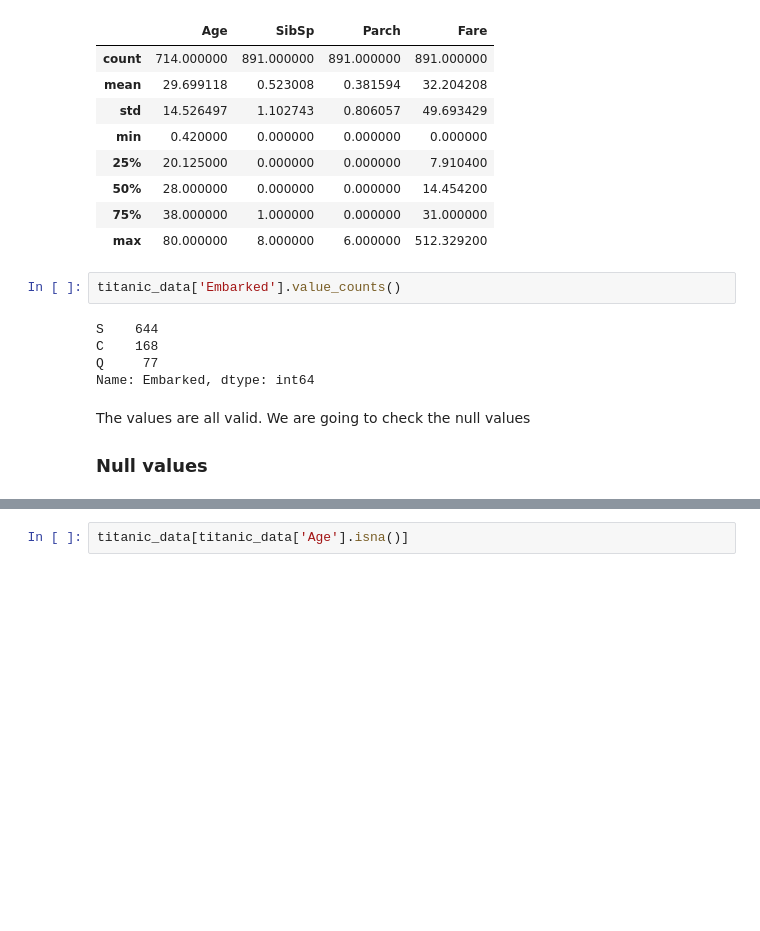
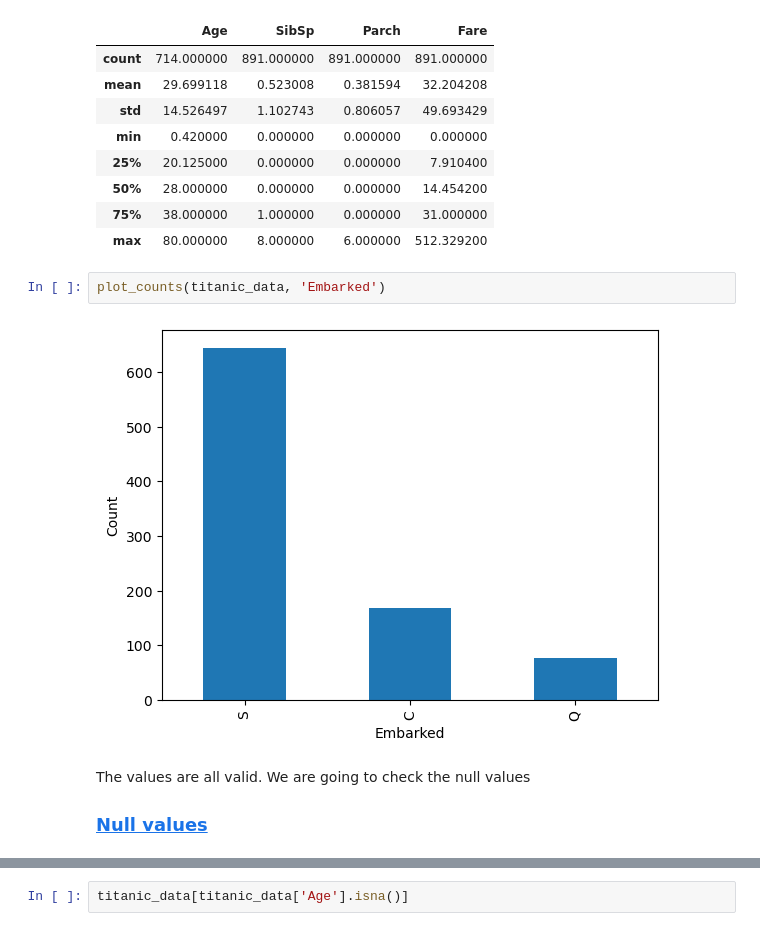
Before and after one commit to eliasmarts/DataScienceProjects, a Jupyter notebook: titanic-survivor-prediction.ipynb, the cells around one changed output, grey strips where cells are left out. Drawn from its saved outputs; the diff is of its cells as text; blank space fills up the shorter version.

```diff
--- a/titanic-survivor-prediction.ipynb
+++ b/titanic-survivor-prediction.ipynb
@@ -92,14 +108,11 @@ titanic_data[['Age', 'SibSp', 'Parch', 'Fare']].describe()
 | 50% | 28.000000 | 0.000000 | 0.000000 | 14.454200 |
 | 75% | 38.000000 | 1.000000 | 0.000000 | 31.000000 |
 | max | 80.000000 | 8.000000 | 6.000000 | 512.329200 |
-# %%
-titanic_data['Embarked'].value_counts()
-# %% [output]
-S    644
-C    168
-Q     77
-Name: Embarked, dtype: int64
+# %%
+plot_counts(titanic_data, 'Embarked')
+# %% [output]
+[figure, added]
 # %% [markdown]
 The values are all valid. We are going to check the null values
 
-### Null values
+### <a id='toc1_2_1_'></a>[Null values](#toc0_)
```
Also changed, not shown: parts of 65 cells of this notebook.
